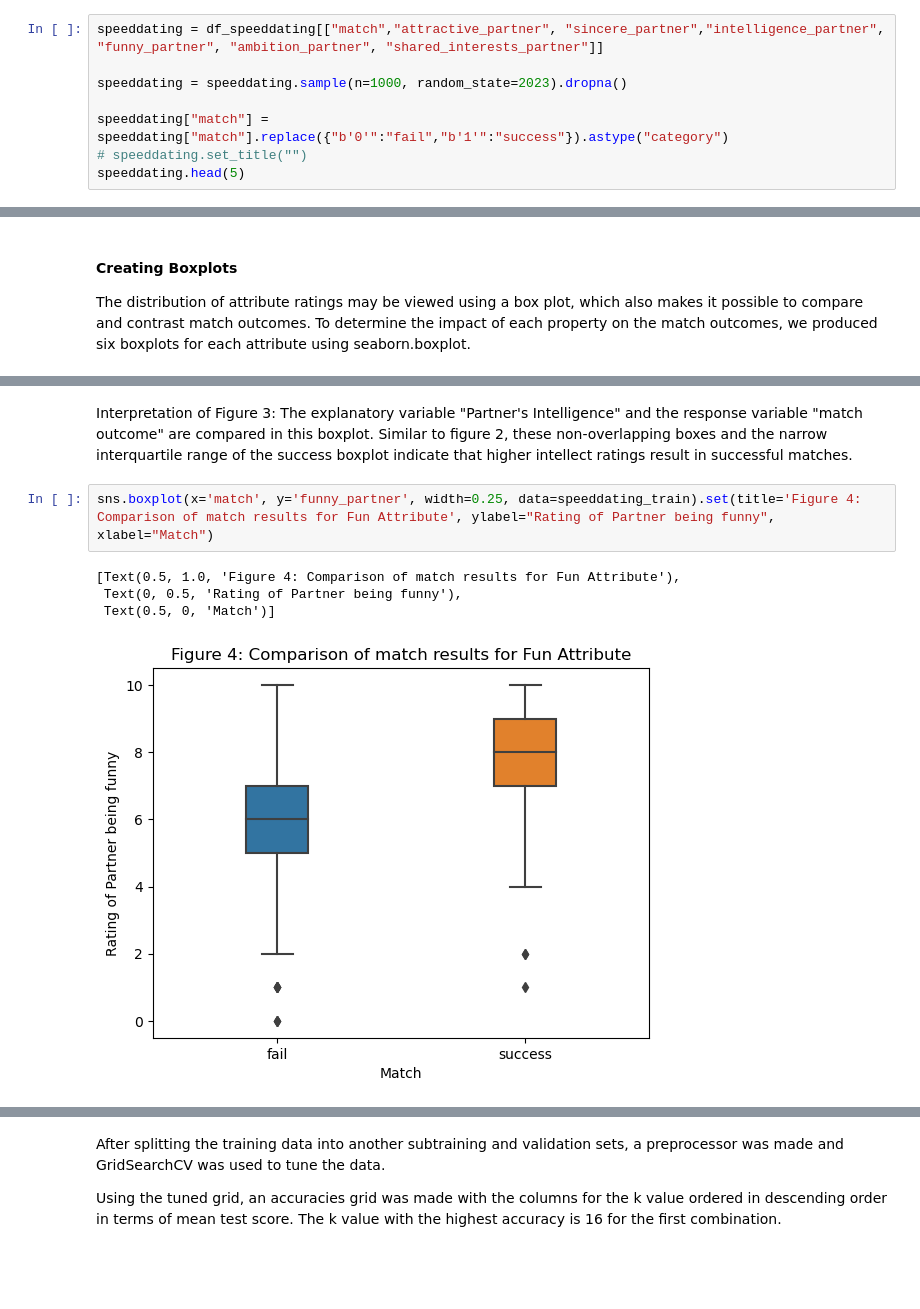
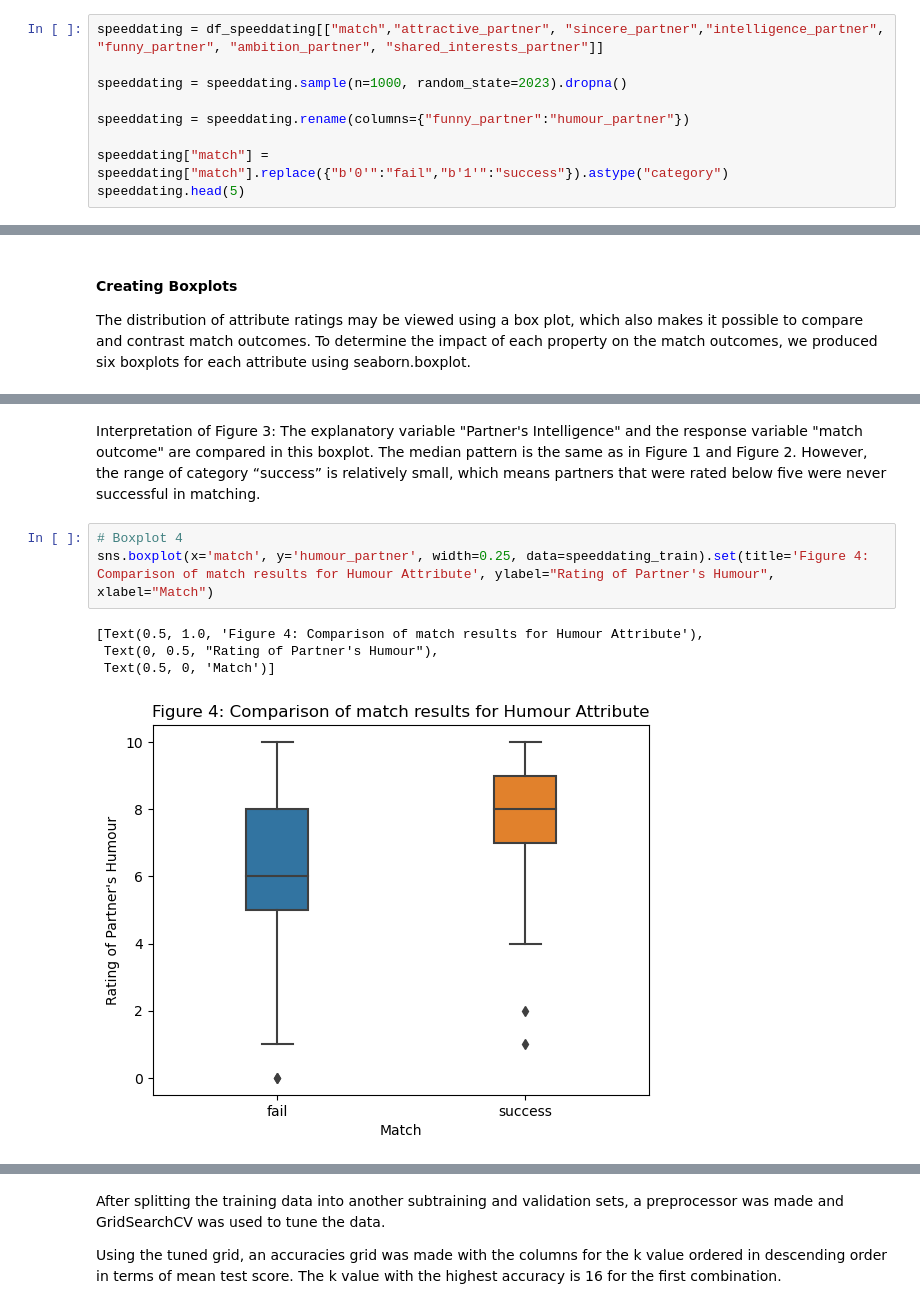
Before and after one commit to joanna110724/speeddating_project, a Jupyter notebook: speed_dating_report.ipynb, the cells around one changed output, grey strips where cells are left out. Cells and saved outputs as stored; diff of their text form; blank space fills up the shorter version.

```diff
--- a/speed_dating_report.ipynb
+++ b/speed_dating_report.ipynb
@@ -50,7 +48,8 @@ speeddating = df_speeddating[["match","attractive_partner", "sincere_partner","i
 
 speeddating = speeddating.sample(n=1000, random_state=2023).dropna()
 
+speeddating = speeddating.rename(columns={"funny_partner":"humour_partner"})
+
 speeddating["match"] = speeddating["match"].replace({"b'0'":"fail","b'1'":"success"}).astype("category")
-# speeddating.set_title("")
 speeddating.head(5)
 # %% [output]
@@ -151,12 +148,13 @@ sns.boxplot(x='match', y='intelligence_partner', width=0.25, data=speeddating_tr
  Text(0.5, 0, 'Match')]
 [figure]
 # %% [markdown]
-Interpretation of Figure 3: The explanatory variable "Partner's Intelligence" and the response variable "match outcome" are compared in this boxplot. Similar to figure 2, these non-overlapping boxes and the narrow interquartile range of the success boxplot indicate that higher intellect ratings result in successful matches.
+Interpretation of Figure 3: The explanatory variable "Partner's Intelligence" and the response variable "match outcome" are compared in this boxplot. The median pattern is the same as in Figure 1 and Figure 2. However, the range of category “success” is relatively small, which means partners that were rated below five were never successful in matching.
 # %%
-sns.boxplot(x='match', y='funny_partner', width=0.25, data=speeddating_train).set(title='Figure 4: Comparison of match results for Fun Attribute', ylabel="Rating of Partner being funny", xlabel="Match")
+# Boxplot 4
+sns.boxplot(x='match', y='humour_partner', width=0.25, data=speeddating_train).set(title='Figure 4: Comparison of match results for Humour Attribute', ylabel="Rating of Partner's Humour", xlabel="Match")
 # %% [output]
-[Text(0.5, 1.0, 'Figure 4: Comparison of match results for Fun Attribute'),
- Text(0, 0.5, 'Rating of Partner being funny'),
+[Text(0.5, 1.0, 'Figure 4: Comparison of match results for Humour Attribute'),
+ Text(0, 0.5, "Rating of Partner's Humour"),
  Text(0.5, 0, 'Match')]
-[figure, old version]
+[figure, new version]
 # %% [markdown]
```
Also changed, not shown: parts of 47 cells of this notebook.
